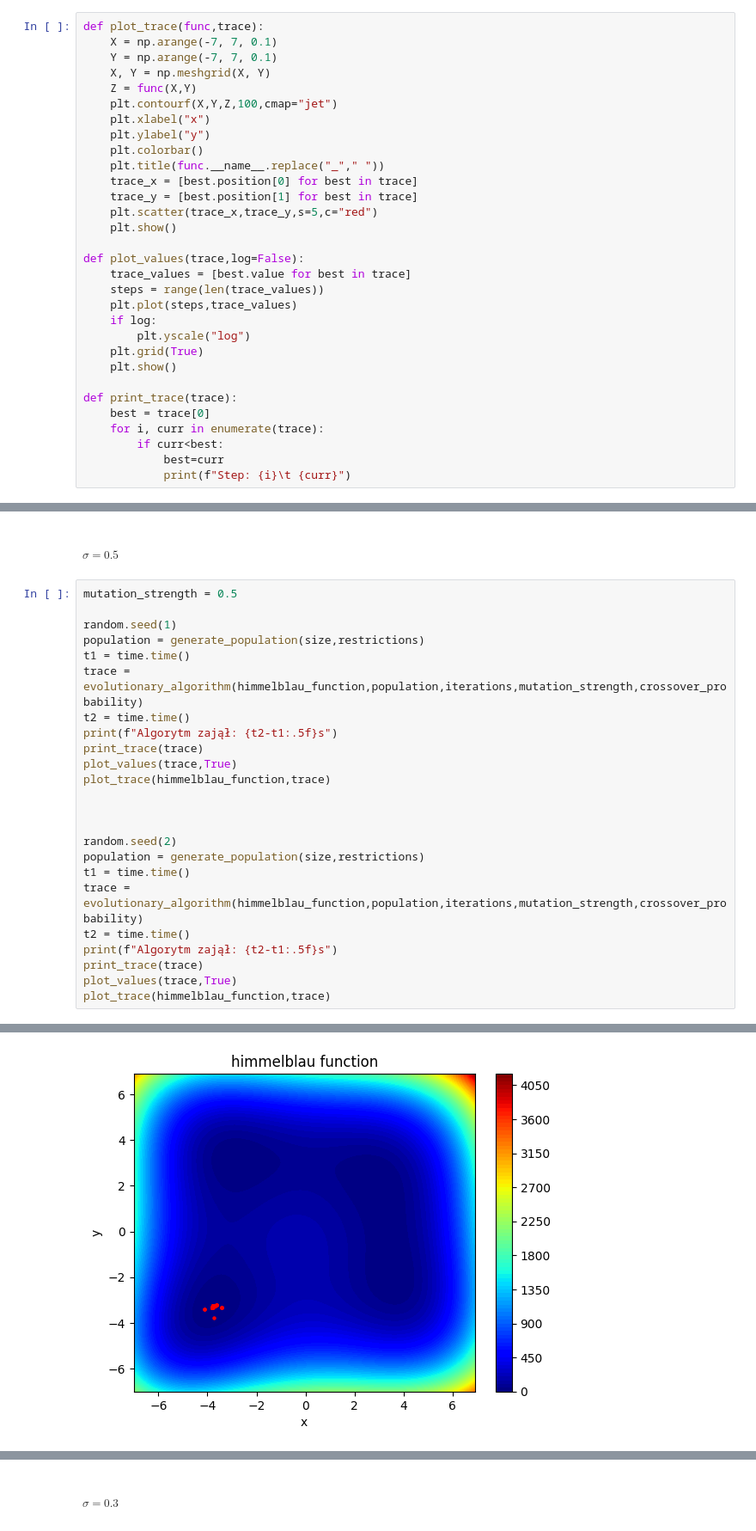
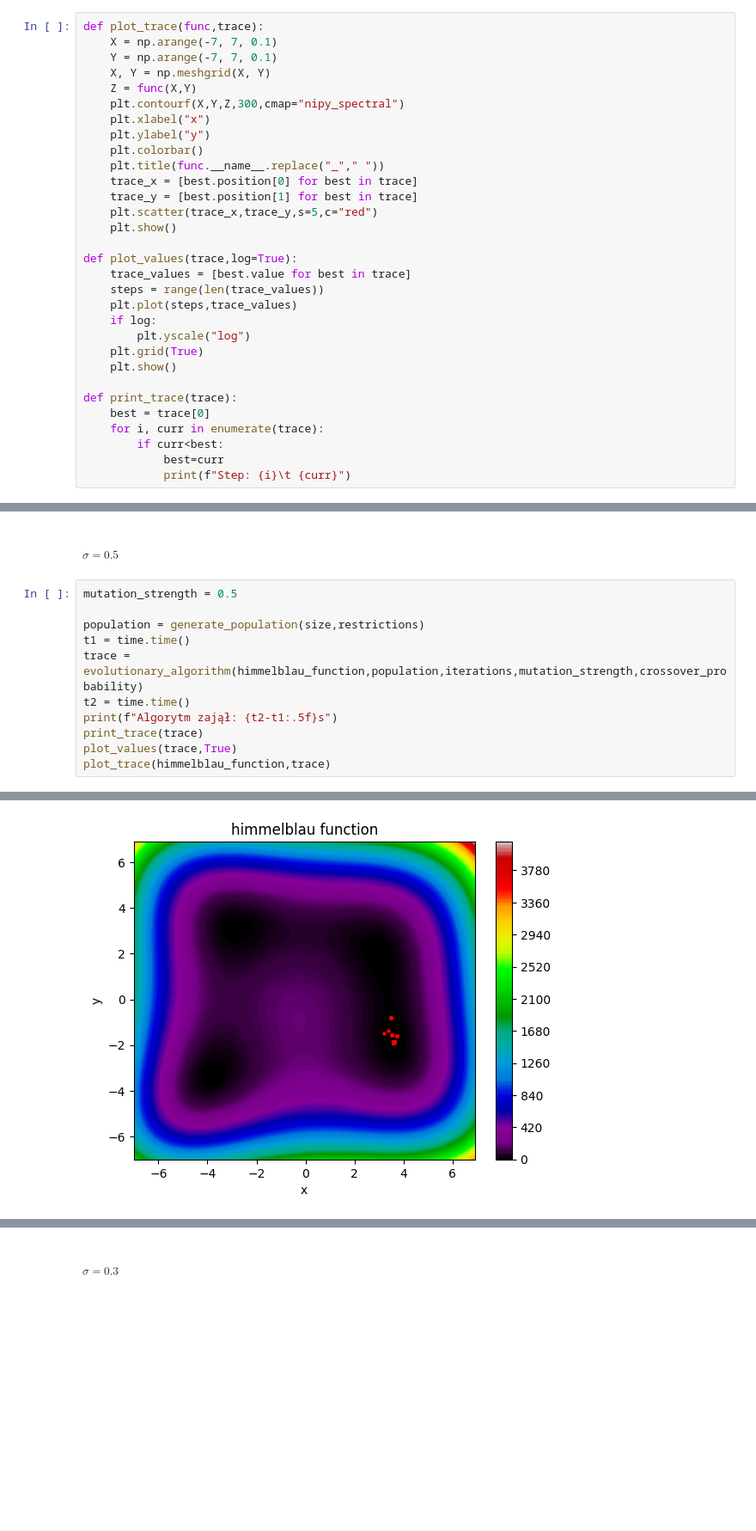
Before and after one commit to dbarania/WSI, a Jupyter notebook: solutions/E2/Zadanie_2.ipynb, the cells around one changed output, grey strips where cells are left out. Shown at 86% size. Saved outputs shown, nothing was run; the diff lists cells and outputs as text; blank space fills up the shorter version.

```diff
--- a/solutions/E2/Zadanie_2.ipynb
+++ b/solutions/E2/Zadanie_2.ipynb
@@ -181,7 +181,7 @@ def plot_trace(func,trace):
     Y = np.arange(-7, 7, 0.1)
     X, Y = np.meshgrid(X, Y)
     Z = func(X,Y)
-    plt.contourf(X,Y,Z,100,cmap="jet")
+    plt.contourf(X,Y,Z,300,cmap="nipy_spectral")
     plt.xlabel("x")
     plt.ylabel("y")
     plt.colorbar()
@@ -191,7 +191,7 @@ def plot_trace(func,trace):
     plt.scatter(trace_x,trace_y,s=5,c="red")
     plt.show()
 
-def plot_values(trace,log=False):
+def plot_values(trace,log=True):
     trace_values = [best.value for best in trace]
     steps = range(len(trace_values))
     plt.plot(steps,trace_values)
@@ -1006,7 +645,6 @@ crossover_probability =  0.1
 # %%
 mutation_strength = 0.5
 
-random.seed(1)
 population = generate_population(size,restrictions)
 t1 = time.time()
 trace = evolutionary_algorithm(himmelblau_function,population,iterations,mutation_strength,crossover_probability)
@@ -1015,16 +653,4 @@ print(f"Algorytm zajął: {t2-t1:.5f}s")
 print_trace(trace)
 plot_values(trace,True)
 plot_trace(himmelblau_function,trace)
-
-
-
-random.seed(2)
-population = generate_population(size,restrictions)
-t1 = time.time()
-trace = evolutionary_algorithm(himmelblau_function,population,iterations,mutation_strength,crossover_probability)
-t2 = time.time()
-print(f"Algorytm zajął: {t2-t1:.5f}s")
-print_trace(trace)
-plot_values(trace,True)
-plot_trace(himmelblau_function,trace)
 # %% [output]
@@ -1041 +667 @@ Step: 752        Position: [-3.78446, -3.28784]  Value: 0.00182
-[figure, old version]
+[figure, new version]
```
Also changed, not shown: parts of 34 cells of this notebook.
